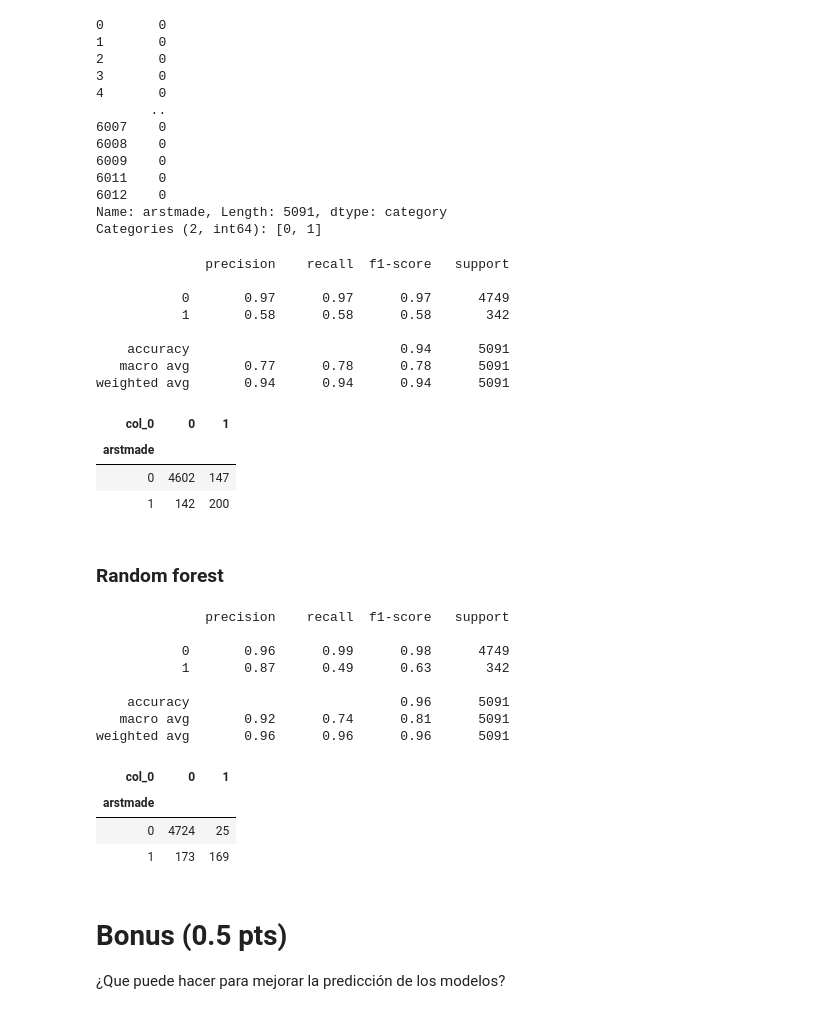
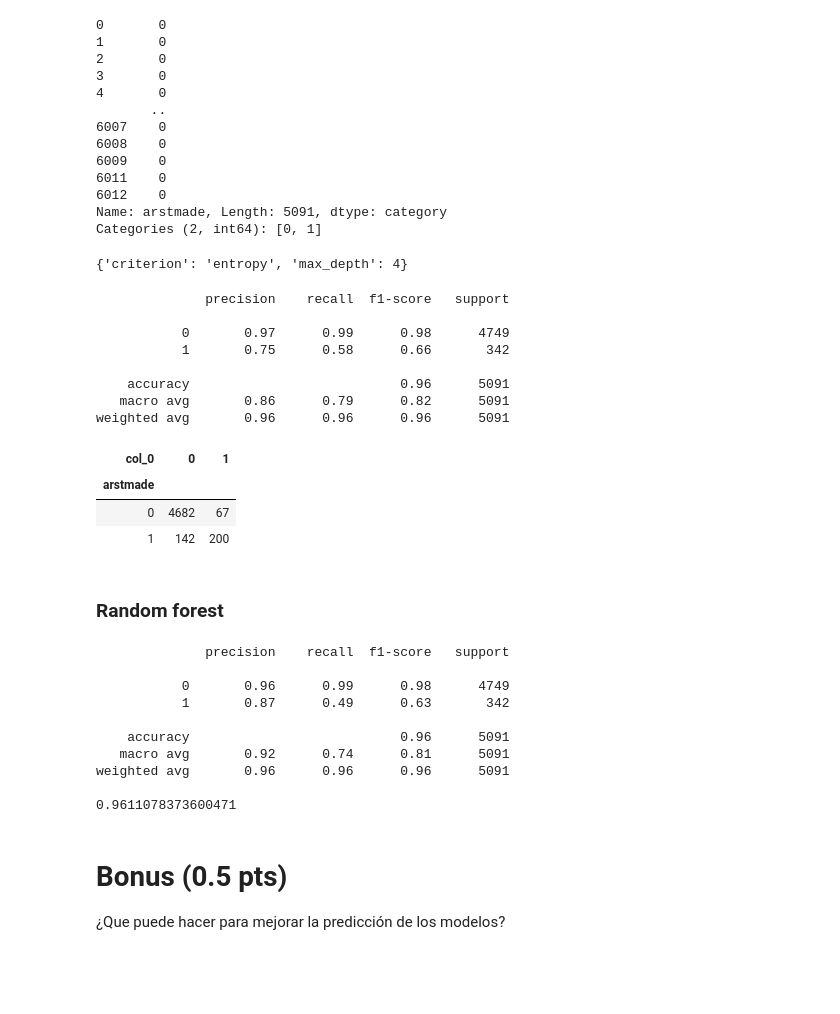
Before and after one commit to ggmarioe/trabajo-modelos-supervisados, a Jupyter notebook: Prueba_Supervisada 25-09-2021.ipynb, the cells around one changed output. Saved outputs shown, nothing was run; the diff lists cells and outputs as text; code cells hidden in the pictures; blank space fills up the shorter version.

```diff
--- a/Prueba_Supervisada 25-09-2021.ipynb
+++ b/Prueba_Supervisada 25-09-2021.ipynb
@@ -273,2 +425,12 @@ df_dummies.head()
 # %% [markdown]
 ### Supporting Vector Machine
+# %%
+# Se define los hiperparametros a revisar
+param_grid = { 'kernel':['poly','rbf'],'C': [2, 5, 10, 15] }
+
+# Definir el modelo de Validacion Cruzada
+svm_model_cv = GridSearchCV(SVC(), param_grid, cv=2)
+svm_model_cv.fit(X_train, y_train)
+
+# Veamos cuales son los mejores hiperparametros
+svm_model_cv.best_params_
@@ -327,25 +516,36 @@ print(y_test)
 6012    0
 Name: arstmade, Length: 5091, dtype: category
 Categories (2, int64): [0, 1]
+# %%
+param_grid = { 'criterion':['gini','entropy'],'max_depth': np.arange(2, 10)}   #Grilla de valores a probar
+
+model_2=DecisionTreeClassifier()
+
+nfolds=10
+dtree_gscv = GridSearchCV(model_2, param_grid, cv=nfolds)
+dtree_gscv.fit(X_train, y_train)
+dtree_gscv.best_params_
+# %% [output]
+{'criterion': 'entropy', 'max_depth': 4}
 # %%
-model = DecisionTreeClassifier().fit(X_train, y_train)
+model = DecisionTreeClassifier(criterion = 'entropy', max_depth = 10).fit(X_train, y_train)
 dt_pred = model.predict(X_test)
 
 #repotes
 print(classification_report(y_test, dt_pred))
 pd.crosstab(y_test, dt_pred)
 # %% [output]
               precision    recall  f1-score   support
 
-           0       0.97      0.97      0.97      4749
-           1       0.58      0.58      0.58       342
+           0       0.97      0.99      0.98      4749
+           1       0.75      0.58      0.66       342
 
-    accuracy                           0.94      5091
-   macro avg       0.77      0.78      0.78      5091
-weighted avg       0.94      0.94      0.94      5091
+    accuracy                           0.96      5091
+   macro avg       0.86      0.79      0.82      5091
+weighted avg       0.96      0.96      0.96      5091
 | col_0 | 0 | 1 |
 | arstmade |  |  |
-| 0 | 4602 | 147 |
+| 0 | 4682 | 67 |
 | 1 | 142 | 200 |
 # %% [markdown]
 ### Random forest
@@ -358,6 +558,7 @@ y_pred_bosque=bosque.predict(X_test)
 
 print(classification_report(y_test, y_pred_bosque))
 pd.crosstab(y_test, y_pred_bosque)
+print(bosque.score(X_test, y_test))
 # %% [output]
               precision    recall  f1-score   support
 
@@ -367,10 +568,8 @@ pd.crosstab(y_test, y_pred_bosque)
     accuracy                           0.96      5091
    macro avg       0.92      0.74      0.81      5091
 weighted avg       0.96      0.96      0.96      5091
+
+0.9611078373600471
-| col_0 | 0 | 1 |
-| arstmade |  |  |
-| 0 | 4724 | 25 |
-| 1 | 173 | 169 |
 # %% [markdown]
 # Bonus (0.5 pts)
 
```
Also changed, not shown: parts of 37 cells of this notebook.
